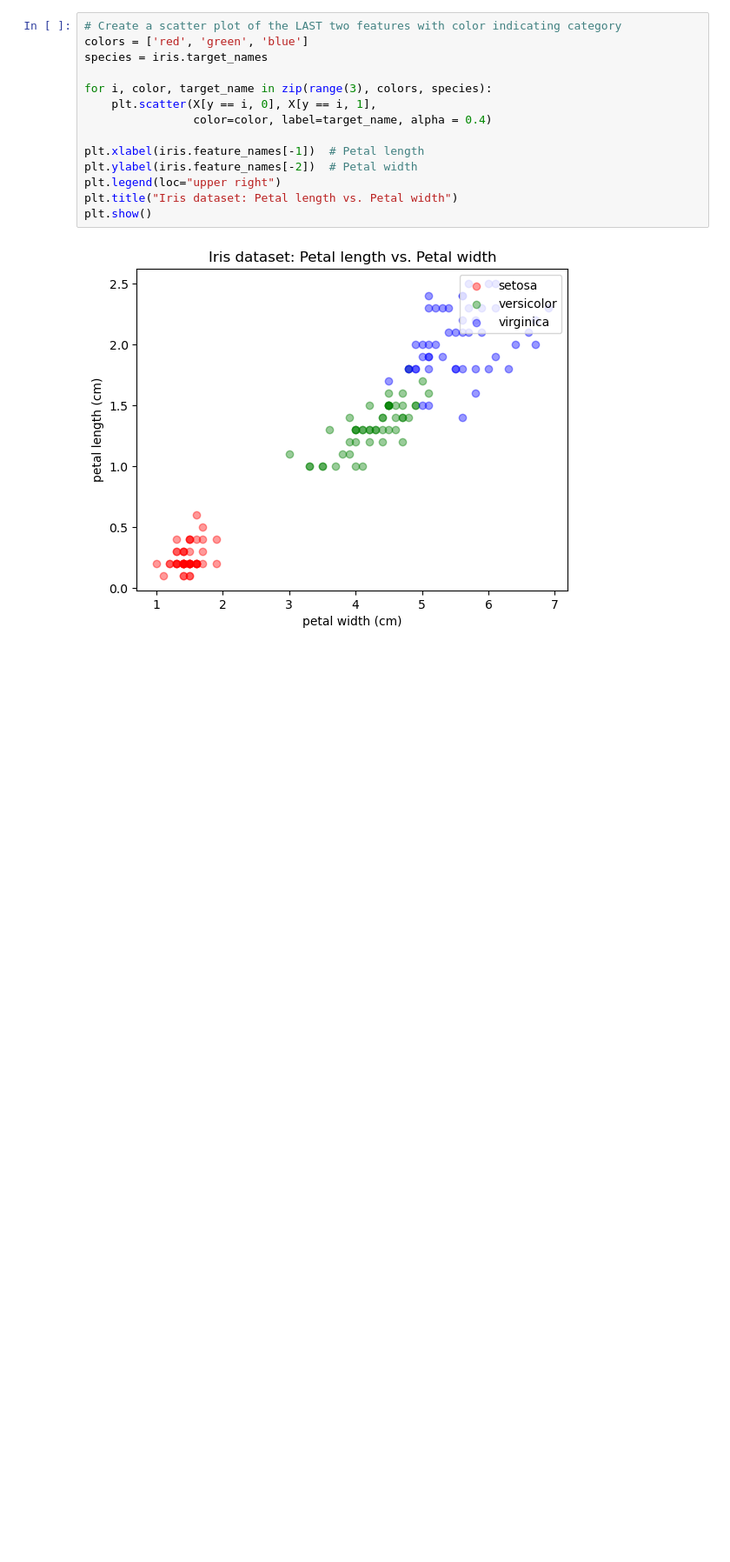
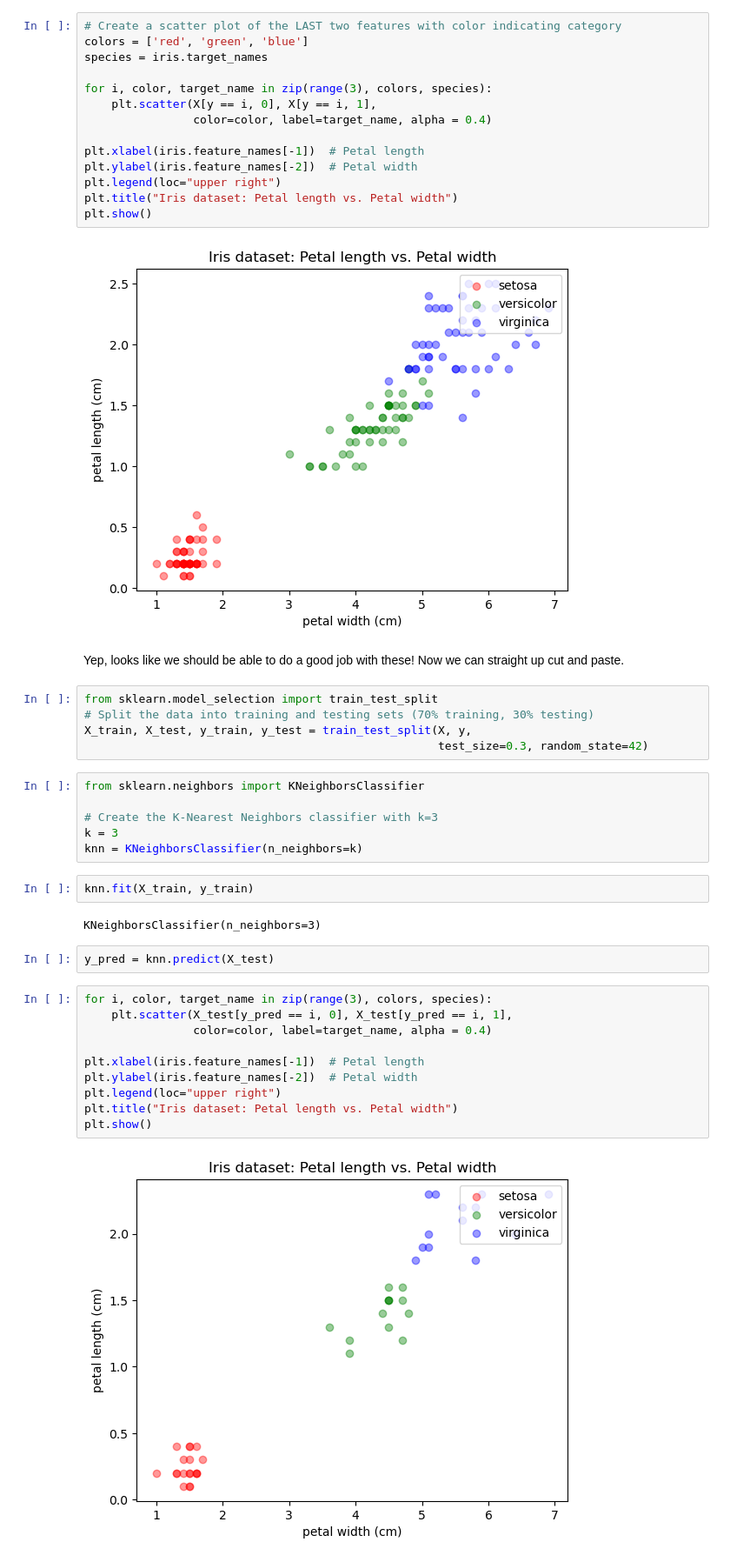
Before and after one commit to psychdatascience/FDS-CourseTwo, a Jupyter notebook: tu19_MachineLearning_HW_S.ipynb, the cells around one changed output. Shown: that part at 87% size. Saved outputs shown, nothing was run; the diff lists cells and outputs as text; blank space fills up the shorter version.

```diff
--- a/tu19_MachineLearning_HW_S.ipynb
+++ b/tu19_MachineLearning_HW_S.ipynb
@@ -128,3 +128,34 @@ plt.title("Iris dataset: Petal length vs. Petal width")
 plt.show()
 # %% [output]
 [figure]
+# %% [markdown]
+Yep, looks like we should be able to do a good job with these! Now we can straight up cut and paste.
+# %%
+from sklearn.model_selection import train_test_split
+# Split the data into training and testing sets (70% training, 30% testing)
+X_train, X_test, y_train, y_test = train_test_split(X, y,
+                                                    test_size=0.3, random_state=42)
+# %%
+from sklearn.neighbors import KNeighborsClassifier
+
+# Create the K-Nearest Neighbors classifier with k=3
+k = 3
+knn = KNeighborsClassifier(n_neighbors=k)
+# %%
+knn.fit(X_train, y_train)
+# %% [output]
+KNeighborsClassifier(n_neighbors=3)
+# %%
+y_pred = knn.predict(X_test)
+# %%
+for i, color, target_name in zip(range(3), colors, species):
+    plt.scatter(X_test[y_pred == i, 0], X_test[y_pred == i, 1],
+                color=color, label=target_name, alpha = 0.4)
+
+plt.xlabel(iris.feature_names[-1])  # Petal length
+plt.ylabel(iris.feature_names[-2])  # Petal width
+plt.legend(loc="upper right")
+plt.title("Iris dataset: Petal length vs. Petal width")
+plt.show()
+# %% [output]
+[figure, added]
```
Also changed, not shown: parts of 2 cells of this notebook.
